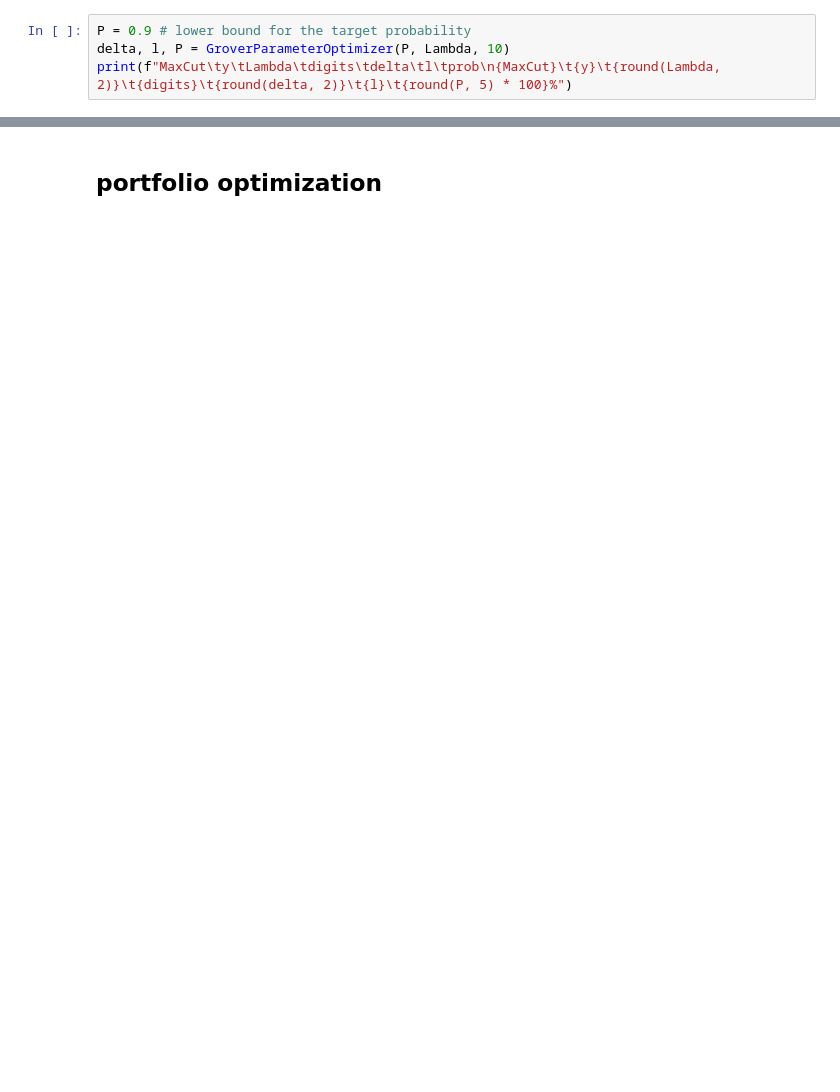
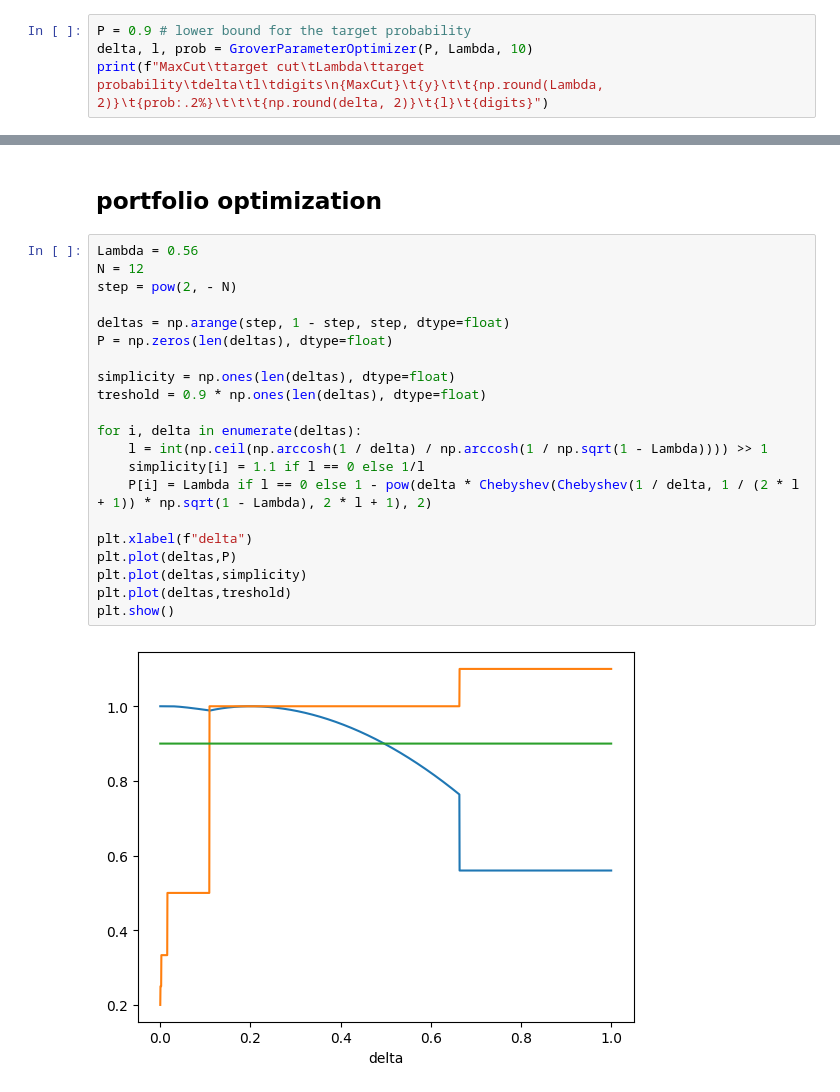
Before and after one commit to hyperrealist/qaoa, a Jupyter notebook: Grover_FPS_for_QUBO.ipynb, the cells around one changed output, grey strips where cells are left out. Cells and saved outputs as stored; diff of their text form; blank space fills up the shorter version.

```diff
--- a/Grover_FPS_for_QUBO.ipynb
+++ b/Grover_FPS_for_QUBO.ipynb
@@ -379,5 +368,5 @@ for x in range(1 << (NumberOfVerticies - 1)):
 # %%
 P = 0.9 # lower bound for the target probability
-delta, l, P = GroverParameterOptimizer(P, Lambda, 10)
-print(f"MaxCut\ty\tLambda\tdigits\tdelta\tl\tprob\n{MaxCut}\t{y}\t{round(Lambda, 2)}\t{digits}\t{round(delta, 2)}\t{l}\t{round(P, 5) * 100}%")
+delta, l, prob = GroverParameterOptimizer(P, Lambda, 10)
+print(f"MaxCut\ttarget cut\tLambda\ttarget probability\tdelta\tl\tdigits\n{MaxCut}\t{y}\t\t{np.round(Lambda, 2)}\t{prob:.2%}\t\t\t{np.round(delta, 2)}\t{l}\t{digits}")
 # %% [output]
@@ -491,2 +472,25 @@ plt.show()
 # %% [markdown]
 ## portfolio optimization
+# %%
+Lambda = 0.56
+N = 12
+step = pow(2, - N)
+
+deltas = np.arange(step, 1 - step, step, dtype=float)
+P = np.zeros(len(deltas), dtype=float)
+
+simplicity = np.ones(len(deltas), dtype=float)
+treshold = 0.9 * np.ones(len(deltas), dtype=float)
+
+for i, delta in enumerate(deltas):
+    l = int(np.ceil(np.arccosh(1 / delta) / np.arccosh(1 / np.sqrt(1 - Lambda)))) >> 1
+    simplicity[i] = 1.1 if l == 0 else 1/l
+    P[i] = Lambda if l == 0 else 1 - pow(delta * Chebyshev(Chebyshev(1 / delta, 1 / (2 * l + 1)) * np.sqrt(1 - Lambda), 2 * l + 1), 2)
+
+plt.xlabel(f"delta")
+plt.plot(deltas,P)
+plt.plot(deltas,simplicity)
+plt.plot(deltas,treshold)
+plt.show()
+# %% [output]
+[figure, added]
```
Also changed, not shown: parts of 22 cells of this notebook.
